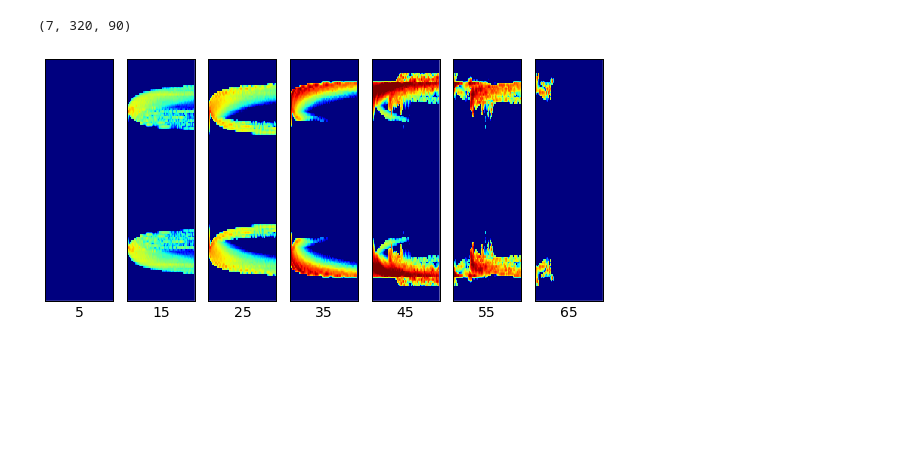
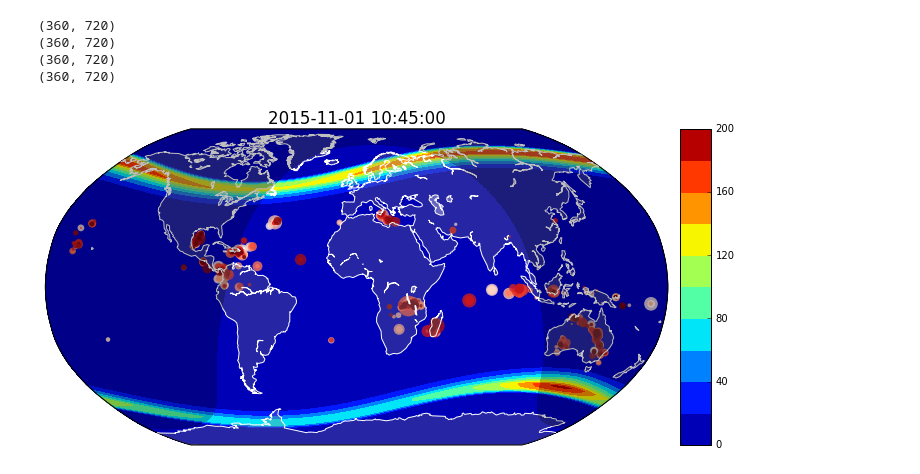
Before and after one commit to asousa/Global_LEP, a Jupyter notebook: model_testbench.ipynb, the cells around one changed output. Drawn from its saved outputs; the diff is of its cells as text; code cells hidden in the pictures; blank space fills up the shorter version.

```diff
--- a/model_testbench.ipynb
+++ b/model_testbench.ipynb
@@ -217,3 +336,11 @@ print dir(sc)
+# %%
+fig = plot_flux_basemap(flux, out_lat_grid, out_lon_grid, flashes, plottime=in_time, clims=[0,200])
+# %% [output]
+(360, 720)
+(360, 720)
+(360, 720)
+(360, 720)
+[figure, added]
 # %%
 # Let's downsample the things!
 
@@ -237,38 +364,3 @@ for ind, Tp in enumerate(zip(intervals[0:], intervals[1:])):
     out_tmp[3,:,ind] = np.sum(N_arr[3,:,Tp[0]:Tp[1]],axis=1)
 
 plt.imshow(np.log10(out_tmp[3,:,:]))
-# %%
-# Plot typical data from the precipitation model:
-# time x out_lat,   1 plot per in_lat
-
-from precip_model import precip_model
-
-p = precip_model(database="db3.pkl", cumsum=False)
-
-lat_targ = np.arange(-80,80,step=0.5)
-in_lat_targ = np.arange(5,75,step=10)
-num_inlats = len(in_lat_targ)
-t = p.t
-
-clims = [-3,4]
-
-interp_d = p.get_multiple_precip_at(in_lat_targ, lat_targ, t)
-print np.shape(interp_d)
-
-fig = plt.figure()
-ax = []
-for i,lat in enumerate(in_lat_targ):
-    ax.append(fig.add_subplot(1,num_inlats,i+1))
-    #Nv = np.log10(interp_d[i,:,2:] - interp_d[i,:,0:-2])
-    Nv = np.log10(interp_d[i,:,:])
-
-
-    Nv = np.clip(Nv,clims[0],clims[1])
-    pl = plt.imshow(Nv,origin='lower',interpolation='none')
-    ax[i].set_xticks([])
-    ax[i].set_yticks([])
-    ax[i].set_xlabel(lat)
-    plt.clim(clims)
-# %% [output]
-(7, 320, 90)
-[figure, removed]
```
Also changed, not shown: parts of 16 cells of this notebook, 7 other files.
